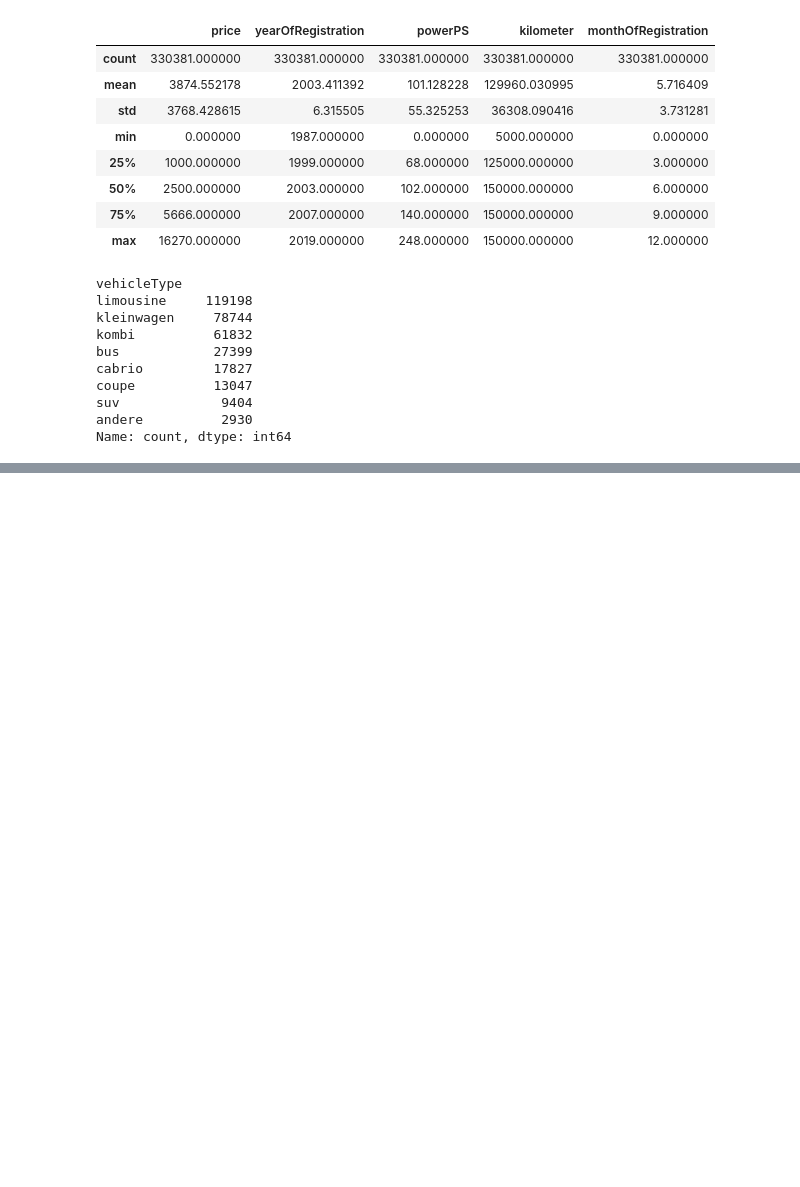
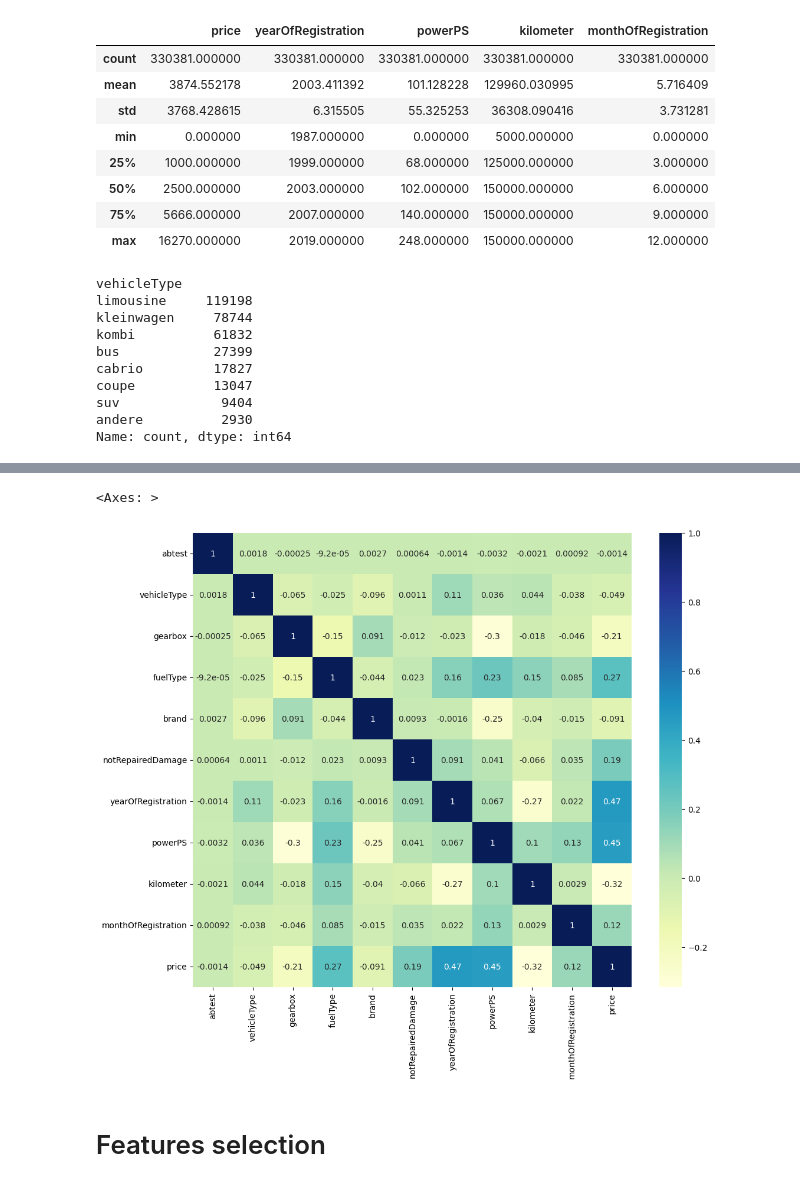
Before and after one commit to rajendra195/ds_ml_project, a Jupyter notebook: notebook_file/data_ingestion_and_profiling.ipynb, the cells around one changed output, grey strips where cells are left out. Saved outputs shown, nothing was run; the diff lists cells and outputs as text; code cells hidden in the pictures; blank space fills up the shorter version.

```diff
--- a/notebook_file/data_ingestion_and_profiling.ipynb
+++ b/notebook_file/data_ingestion_and_profiling.ipynb
@@ -971,0 +1039,9 @@ Name: count, dtype: int64
+# %%
+def func_label_encoder(column):
+    label_enc = LabelEncoder()
+    label_enc.fit(column)
+    return label_enc
+# %%
+features_clean = clean_df[categorical_data + numerical_data]
+features = features_clean.copy()
+features.head()
@@ -971,0 +1055,3 @@ Name: count, dtype: int64
+# %%
+abtest_encoder = func_label_encoder(column=features["abtest"])
+features["abtest"] = abtest_encoder.transform(features["abtest"])
@@ -971,0 +1088,4 @@ Name: count, dtype: int64
+# %%
+with_price = features.copy()
+with_price["price"] = target
+with_price.head()
@@ -971,0 +1114,6 @@ Name: count, dtype: int64
+# %%
+plt.figure(figsize=(12, 10))
+sns.heatmap(with_price.corr(), cmap="YlGnBu", annot=True)
+# %% [output]
+<Axes: >
+[figure, added]
@@ -971,0 +1122,2 @@ Name: count, dtype: int64
+# %% [markdown]
+# Features selection
```
Also changed, not shown: parts of 68 cells of this notebook, 2 other files.
